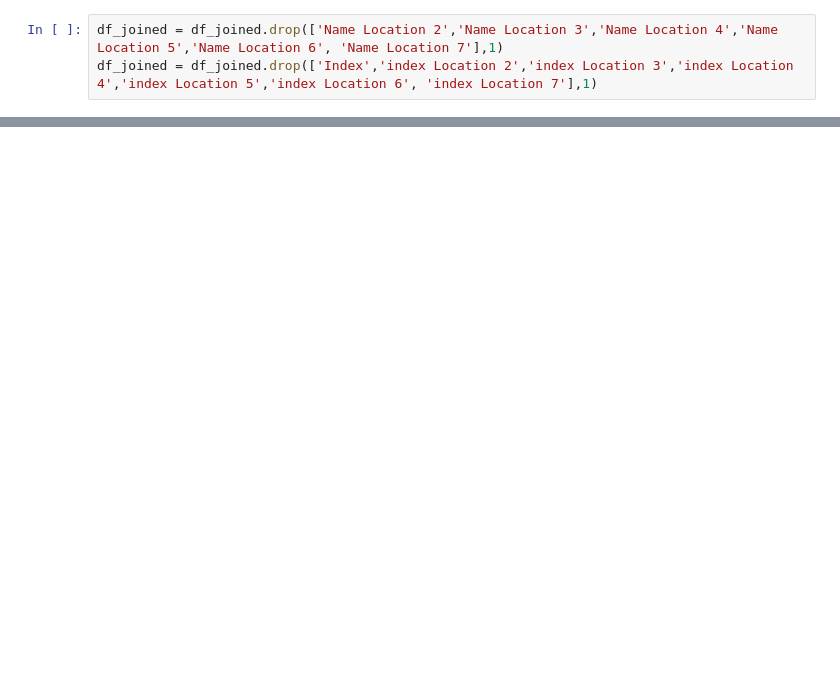
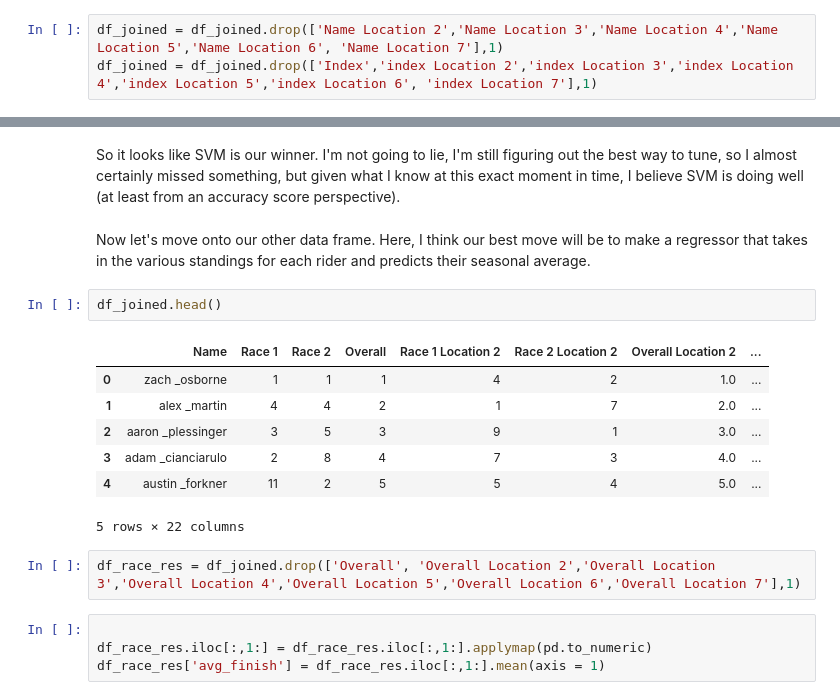
Before and after one commit to JackNDwyer/Things_I_have_done, a Jupyter notebook: MotoML/Moto results and ML.ipynb, the cells around one changed output, grey strips where cells are left out. Saved outputs shown, nothing was run; the diff lists cells and outputs as text; blank space fills up the shorter version.

```diff
--- a/MotoML/Moto results and ML.ipynb
+++ b/MotoML/Moto results and ML.ipynb
@@ -144,0 +277,20 @@ df
+# %% [markdown]
+So it looks like SVM is our winner. I'm not going to lie, I'm still figuring out the best way to tune, so I almost certainly missed something, but given what I know at this exact moment in time, I believe SVM is doing well (at least from an accuracy score perspective).
+# %% [markdown]
+Now let's move onto our other data frame. Here, I think our best move will be to make a regressor that takes in the various standings for each rider and predicts their seasonal average.
+# %%
+df_joined.head()
+# %% [output]
+|  | Name | Race 1 | Race 2 | Overall | Race 1 Location 2 | Race 2 Location 2 | Overall Location 2 | ... |
+| 0 | zach _osborne | 1 | 1 | 1 | 4 | 2 | 1.0 | ... |
+| 1 | alex _martin | 4 | 4 | 2 | 1 | 7 | 2.0 | ... |
+| 2 | aaron _plessinger | 3 | 5 | 3 | 9 | 1 | 3.0 | ... |
+| 3 | adam _cianciarulo | 2 | 8 | 4 | 7 | 3 | 4.0 | ... |
+| 4 | austin _forkner | 11 | 2 | 5 | 5 | 4 | 5.0 | ... |
+5 rows × 22 columns
+# %%
+df_race_res = df_joined.drop(['Overall', 'Overall Location 2','Overall Location 3','Overall Location 4','Overall Location 5','Overall Location 6','Overall Location 7'],1)
+# %%
+
+df_race_res.iloc[:,1:] = df_race_res.iloc[:,1:].applymap(pd.to_numeric)
+df_race_res['avg_finish'] = df_race_res.iloc[:,1:].mean(axis = 1)
```
Also changed, not shown: parts of 14 cells of this notebook.
